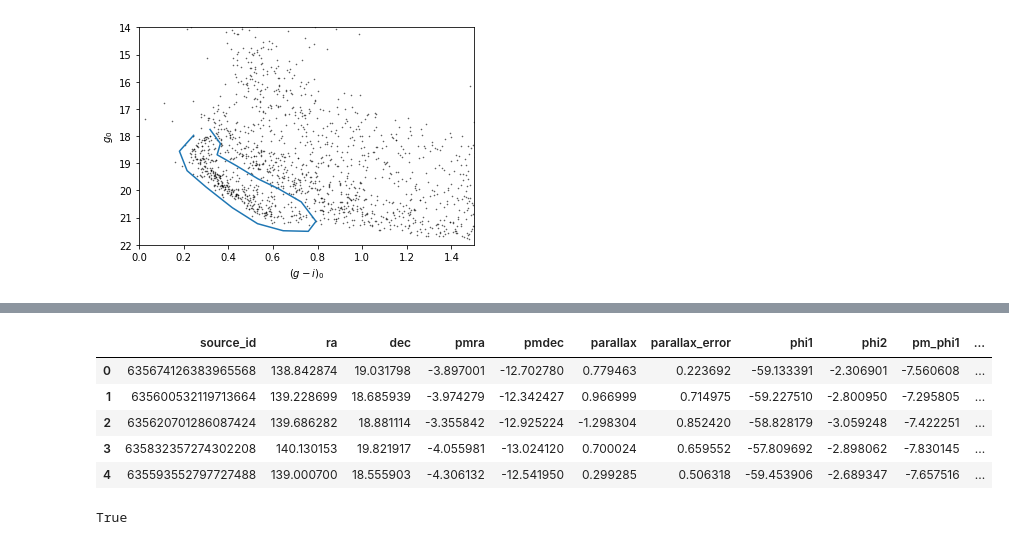
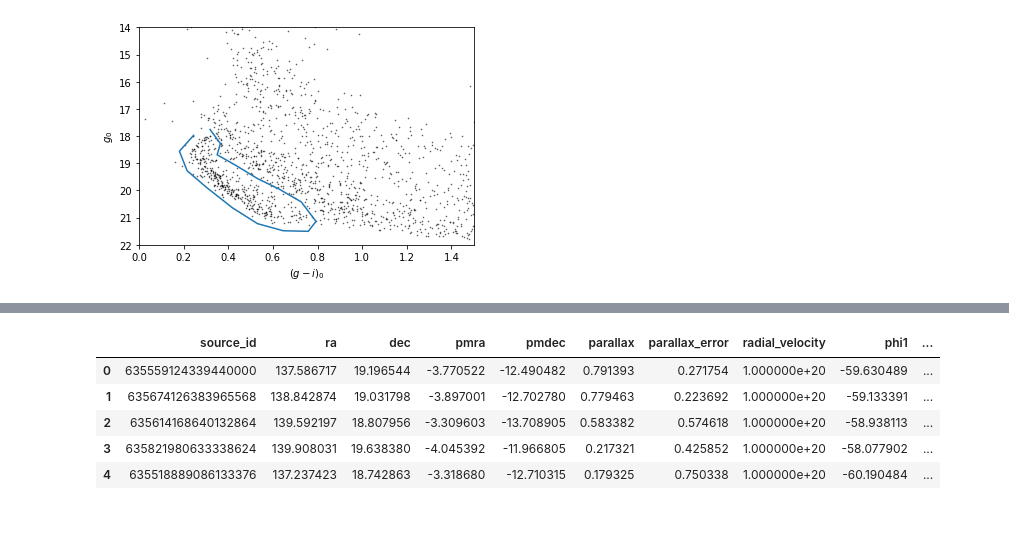
Before and after one commit to datacarpentry/astronomy-python, a Jupyter notebook: notebooks/03_join.ipynb, the cells around one changed output, grey strips where cells are left out. Drawn from its saved outputs; the diff is of its cells as text; code cells hidden in the pictures.

```diff
--- a/notebooks/03_join.ipynb
+++ b/notebooks/03_join.ipynb
@@ -755,19 +812,12 @@ subset = df7[columns]
 # %%
-merged = pd.merge(candidate5, subset, on='source_id')
+merged = pd.merge(candidates, df7,
+                  on='source_id',
+                  how='left')
 merged.head()
 # %% [output]
-|  | source_id | ra | dec | pmra | pmdec | parallax | parallax_error | phi1 | phi2 | pm_phi1 | ... |
-| 0 | 635674126383965568 | 138.842874 | 19.031798 | -3.897001 | -12.702780 | 0.779463 | 0.223692 | -59.133391 | -2.306901 | -7.560608 | ... |
-| 1 | 635600532119713664 | 139.228699 | 18.685939 | -3.974279 | -12.342427 | 0.966999 | 0.714975 | -59.227510 | -2.800950 | -7.295805 | ... |
-| 2 | 635620701286087424 | 139.686282 | 18.881114 | -3.355842 | -12.925224 | -1.298304 | 0.852420 | -58.828179 | -3.059248 | -7.422251 | ... |
-| 3 | 635832357274302208 | 140.130153 | 19.821917 | -4.055981 | -13.024120 | 0.700024 | 0.659552 | -57.809692 | -2.898062 | -7.830145 | ... |
-| 4 | 635593552797727488 | 139.000700 | 18.555903 | -4.306132 | -12.541950 | 0.299285 | 0.506318 | -59.453906 | -2.689347 | -7.657516 | ... |
+|  | source_id | ra | dec | pmra | pmdec | parallax | parallax_error | radial_velocity | phi1 | ... |
+| 0 | 635559124339440000 | 137.586717 | 19.196544 | -3.770522 | -12.490482 | 0.791393 | 0.271754 | 1.000000e+20 | -59.630489 | ... |
+| 1 | 635674126383965568 | 138.842874 | 19.031798 | -3.897001 | -12.702780 | 0.779463 | 0.223692 | 1.000000e+20 | -59.133391 | ... |
+| 2 | 635614168640132864 | 139.592197 | 18.807956 | -3.309603 | -13.708905 | 0.583382 | 0.574618 | 1.000000e+20 | -58.938113 | ... |
+| 3 | 635821980633338624 | 139.908031 | 19.638380 | -4.045392 | -11.966805 | 0.217321 | 0.425852 | 1.000000e+20 | -58.077902 | ... |
+| 4 | 635518889086133376 | 137.237423 | 18.742863 | -3.318680 | -12.710315 | 0.179325 | 0.750338 | 1.000000e+20 | -60.190484 | ... |
-# %%
-from shapely.geometry import Point
-from shapely.geometry.polygon import Polygon
-
-point = Point(0.5, 0.5)
-polygon = Polygon([(0, 0), (0, 1), (1, 1), (1, 0)])
-print(polygon.contains(point))
-# %% [output]
-True
```
Also changed, not shown: parts of 46 cells of this notebook.
